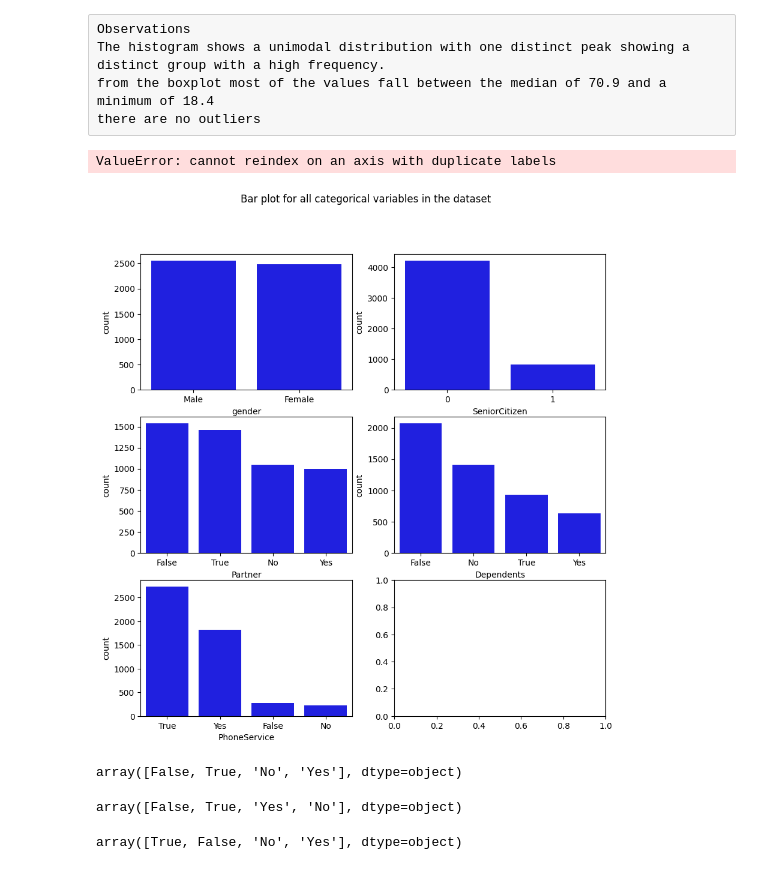
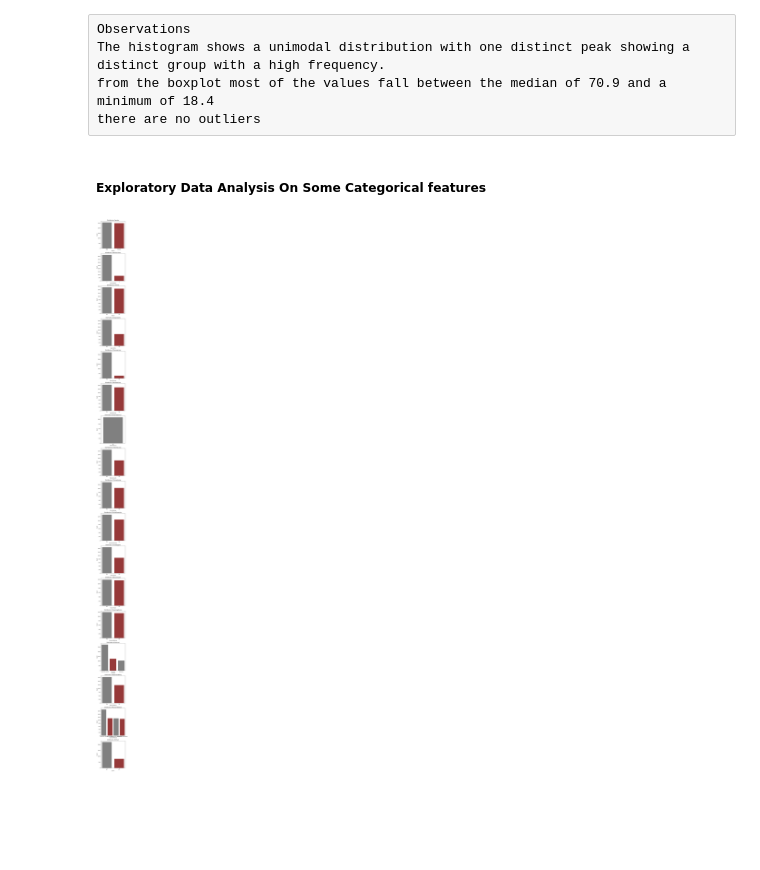
Before and after one commit to tettehosabutey49/Telco-Customer-Churn-Prediction-using-Machine-Learning, a Jupyter notebook: Churning Project.ipynb, the cells around one changed output. Saved outputs shown, nothing was run; the diff lists cells and outputs as text; code cells hidden in the pictures; blank space fills up the shorter version.

Commit message:
hypothesis testing and checking if dataset is balanced

```diff
--- a/Churning Project.ipynb
+++ b/Churning Project.ipynb
@@ -202,0 +300,4 @@ Insights Derived
+# %%
+for col in df.columns:
+    df_ = df[col].value_counts()
+    print(f"Value counts for column '{col}':\n{df_}\n")
@@ -292,35 +396,0 @@ there are no outliers
-# %%
-import matplotlib.pyplot as plt
-import seaborn as sns
-
-fig, axes = plt.subplots(3, 2, figsize=(10, 10))
-fig.suptitle('Bar plot for all categorical variables in the dataset')
-sns.countplot(ax=axes[0, 0], x='gender', data=df, color='blue', order=df['gender'].value_counts().index)
-sns.countplot(ax=axes[0, 1], x='SeniorCitizen', data=df, color='blue', order=df['SeniorCitizen'].value_counts().index)
-sns.countplot(ax=axes[1, 0], x='Partner', data=df, color='blue', order=df['Partner'].value_counts().index)
-sns.countplot(ax=axes[1, 1], x='Dependents', data=df, color='blue', order=df['Dependents'].value_counts().index)
-sns.countplot(ax=axes[2, 0], x='PhoneService', data=df, color='blue', order=df['PhoneService'].value_counts().index)
-sns.countplot(ax=axes[2, 1], x='MultipleLines', data=df, color='blue', order=df['MultipleLines'].value_counts().index)
-
-axes[1, 1].tick_params(axis='x', labelrotation=45)
-axes[2, 0].tick_params(axis='x', labelrotation=90)
-axes[2, 1].tick_params(axis='x', labelrotation=90)
-
-plt.tight_layout()
-plt.show()
-# %% [output]
-ValueError: cannot reindex on an axis with duplicate labels
-[figure, removed]
-# %%
-
-df["Dependents"].unique()
-# %% [output]
-array([False, True, 'No', 'Yes'], dtype=object)
-# %%
-df["PhoneService"].unique()
-# %% [output]
-array([False, True, 'Yes', 'No'], dtype=object)
-# %%
-df["Partner"].unique()
-# %% [output]
-array([True, False, 'No', 'Yes'], dtype=object)
@@ -336,0 +397,25 @@ df = map_to_boolean(df)
+# %% [markdown]
+##### Exploratory Data Analysis On Some Categorical features
+# %%
+def plot_subplots(df, columns):
+    num_cols = len(columns)
+    fig, axes = plt.subplots(nrows=num_cols, ncols=1, figsize=(5, 5*num_cols))
+
+    for i, col in enumerate(columns):
+        counts = df[col].value_counts()
+        sns.barplot(x=counts.index, y=counts.values, ax=axes[i],palette={"grey","Brown"})
+        plt.xticks(rotation=30)
+        axes[i].set_title(f'Distribution of {col}')
+        axes[i].set_xlabel(col)
+        axes[i].set_ylabel('Count')
+    plt.tight_layout()
+    plt.show()
+
+# Example usage
+columns_to_plot = ["gender", "SeniorCitizen", "Partner", "Dependents", "PhoneService", "MultipleLines" , "InternetService", "OnlineSecurity", "OnlineBackup",
+                   "DeviceProtection", "TechSupport", "StreamingTV",
+                   "StreamingMovies", "Contract", "PaperlessBilling",
+                   "PaymentMethod", "Churn"]
+plot_subplots(df, columns_to_plot)
+# %% [output]
+[figure, added]
```
Also changed, not shown: parts of 49 cells of this notebook, 2 other files.
